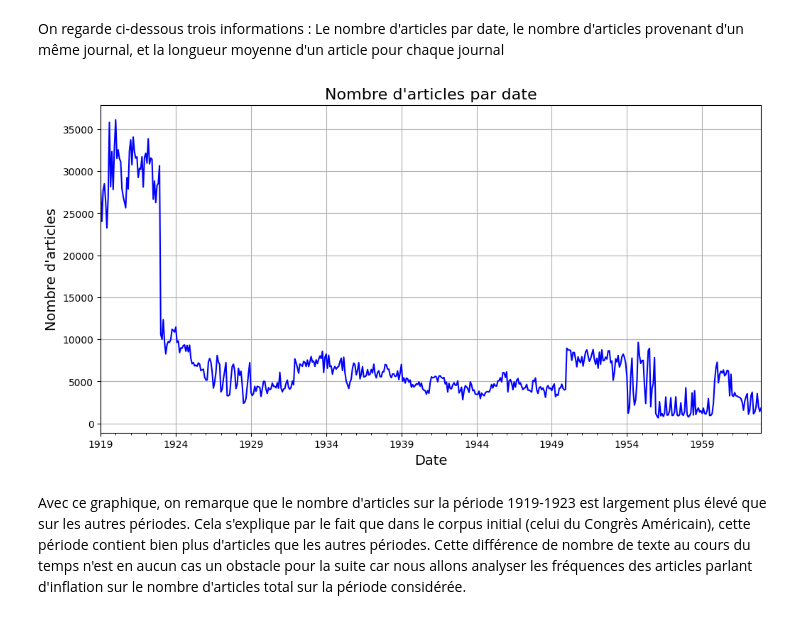
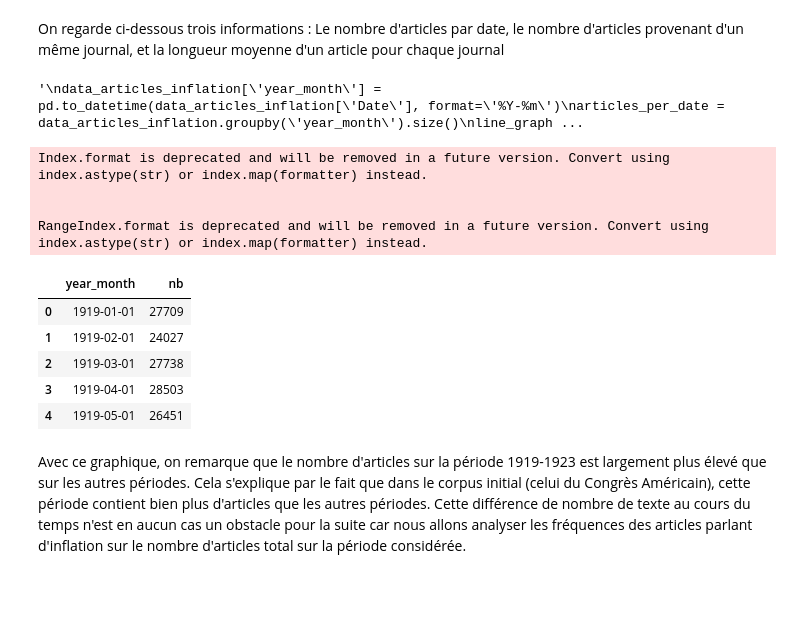
Before and after one commit to Rapamel/ProjetPythonDatascience, a Jupyter notebook: Main_Inflation.ipynb, the cells around one changed output. Drawn from its saved outputs; the diff is of its cells as text; code cells hidden in the pictures; blank space fills up the shorter version.

```diff
--- a/Main_Inflation.ipynb
+++ b/Main_Inflation.ipynb
@@ -581,15 +615,36 @@ Elle comprend 570 journaux différents. Voici un aperçu des données disponible
 # %% [markdown]
 On regarde ci-dessous trois informations : Le nombre d'articles par date, le nombre d'articles provenant d'un même journal, et la longueur moyenne d'un article pour chaque journal
 # %%
+"""
 data_articles_inflation['year_month'] = pd.to_datetime(data_articles_inflation['Date'], format='%Y-%m')
 articles_per_date = data_articles_inflation.groupby('year_month').size()
-
-plt.figure(figsize=(12, 6))
-articles_per_date.plot(kind='line', color='blue')
-plt.title("Nombre d'articles par date", fontsize=16)
-plt.xlabel("Date", fontsize=14)
-plt.ylabel("Nombre d'articles", fontsize=14)
-plt.grid(True)
-plt.show()
+line_graph(
+    articles_per_date,
+    "year_month",
+    "acceleration_12",
+    "Nombre d'articles par date",
+    "Date",
+    "%m-%Y",
+    "Nb d'articles",
+    False
+)
+"""
 # %% [output]
-[figure, removed]
+'\ndata_articles_inflation[\'year_month\'] = pd.to_datetime(data_articles_inflation[\'Date\'], format=\'%Y-%m\')\narticles_per_date = data_articles_inflation.groupby(\'year_month\').size()\nline_graph ...
+# %%
+data_articles_inflation['year_month'] = pd.to_datetime(data_articles_inflation['Date'], format='%Y-%m')
+articles_per_date = data_articles_inflation.groupby('year_month').size()
+df_articles_per_date =articles_per_date.to_frame(name='nb')
+df_articles_per_date=df_articles_per_date.reset_index()
+df_articles_per_date.head()
+# %% [output]
+Index.format is deprecated and will be removed in a future version. Convert using index.astype(str) or index.map(formatter) instead.
+
+
+RangeIndex.format is deprecated and will be removed in a future version. Convert using index.astype(str) or index.map(formatter) instead.
+|  | year_month | nb |
+| 0 | 1919-01-01 | 27709 |
+| 1 | 1919-02-01 | 24027 |
+| 2 | 1919-03-01 | 27738 |
+| 3 | 1919-04-01 | 28503 |
+| 4 | 1919-05-01 | 26451 |
```
Also changed, not shown: parts of 11 cells of this notebook.
